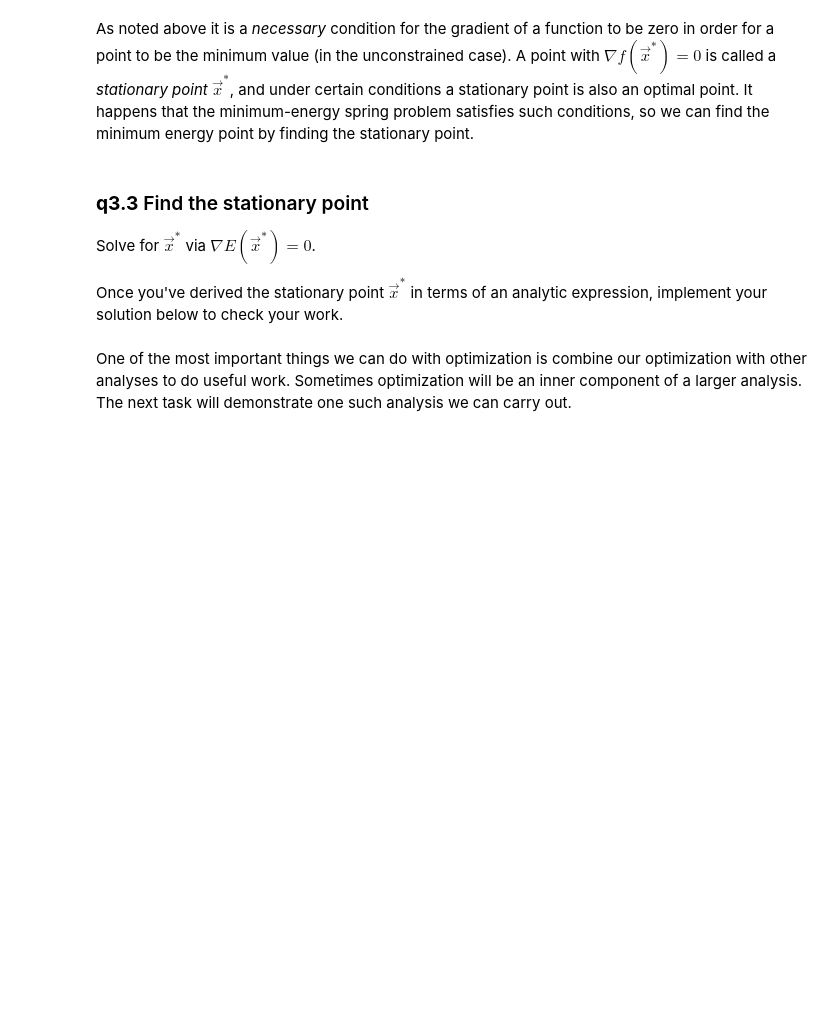
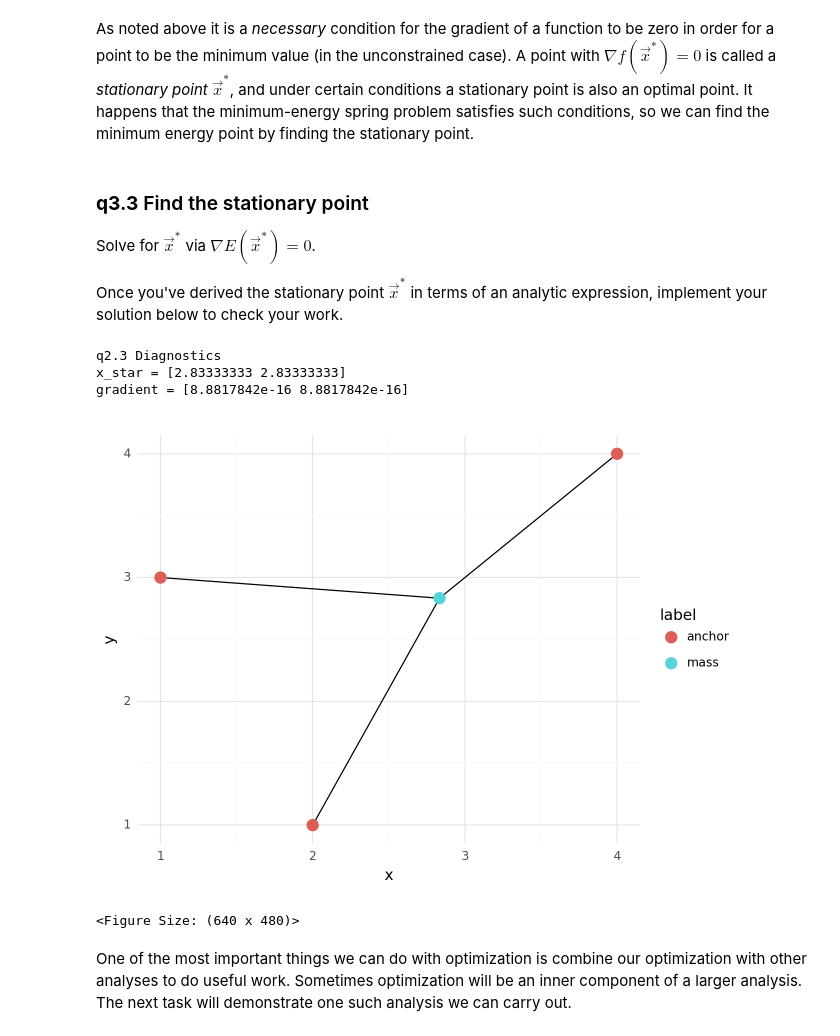
Before and after one commit to amineeva/PDO, a Jupyter notebook: assignments/nb0-warmup-assignment.ipynb, the cells around one changed output. Cells and saved outputs as stored; diff of their text form; code cells hidden in the pictures; blank space fills up the shorter version.

```diff
--- a/assignments/nb0-warmup-assignment.ipynb
+++ b/assignments/nb0-warmup-assignment.ipynb
@@ -526,8 +543,15 @@ V = np.array([
 
 # TODO: Implement your gradient function
 def gradient(X):
-    # Hint: This one is easier if you *do not*  unpack X
-    v_res = [0, 0, 0] # REPLACE with correct expression
+    """
+    Finds gradients of energy of each cable.
+    Args:
+        X (array):
+    """
+    delta_E1 = k1 * (X - V[0])
+    delta_E2 = k2 * (X - V[1])
+    delta_E3 = k3 * (X - V[2])
+    v_res = delta_E1 + delta_E2 + delta_E3
     return v_res
 
 
@@ -562,38 +588,53 @@ V = np.array([
     [4, 4],
 ])
 
-# TASK: Implement your solution as a function solve(K)
 def solve(k1, k2, k3):
-    return [0, 0] # REPLACE with correct expression
+    """
+    Finds X* that is the minimum energy configuration for cables.
+    Args:
+        k1 (int): Spring constant of spring 1
+        k2 (int): Spring constant of spring 2
+        k3 (int): Spring constant of spring 3
+    Returns:
+        x_star (list): List containing x and y coordinates of the minimum energy configuration of the mass.
+    """
+    x_star = (k1*V[0] + k2*V[1] + k3*V[2])/(k1 + k2 + k3)
+    return x_star
 
 x_star = solve(k1, k2, k3)
 
 # NO NEED TO EDIT; use the following code to check &
 # visualize your work
 print("q2.3 Diagnostics")
 print("x_star =", x_star)
 print("gradient =", gradient(x_star))
 print()
 
 assert(abs(x_star[0] - 2.833333) < 1e-6)
 assert(abs(x_star[1] - 2.833333) < 1e-6)
 
 # Visualize
 df_optimized = gr.df_make(
         x=[x_star[0]] + list(V[:, 0]),
         y=[x_star[1]] + list(V[:, 1]),
         xend=x_star[0],
         yend=x_star[1],
         label=["mass"] + ["anchor"] * 3
     )
 
 (
     df_optimized
     >> gr.ggplot(gr.aes("x", "y"))
     + gr.geom_segment(gr.aes(xend="xend", yend="yend"))
     + gr.geom_point(gr.aes(color="label"), size=4)
     + gr.theme_minimal()
 )
+# %% [output]
+q2.3 Diagnostics
+x_star = [2.83333333 2.83333333]
+gradient = [8.8817842e-16 8.8817842e-16]
+[figure, added]
+<Figure Size: (640 x 480)>
 # %% [markdown]
 One of the most important things we can do with optimization is combine our optimization with other analyses to do useful work. Sometimes optimization will be an inner component of a larger analysis. The next task will demonstrate one such analysis we can carry out.
 # %% [markdown]
```
Also changed, not shown: parts of 7 cells of this notebook.
